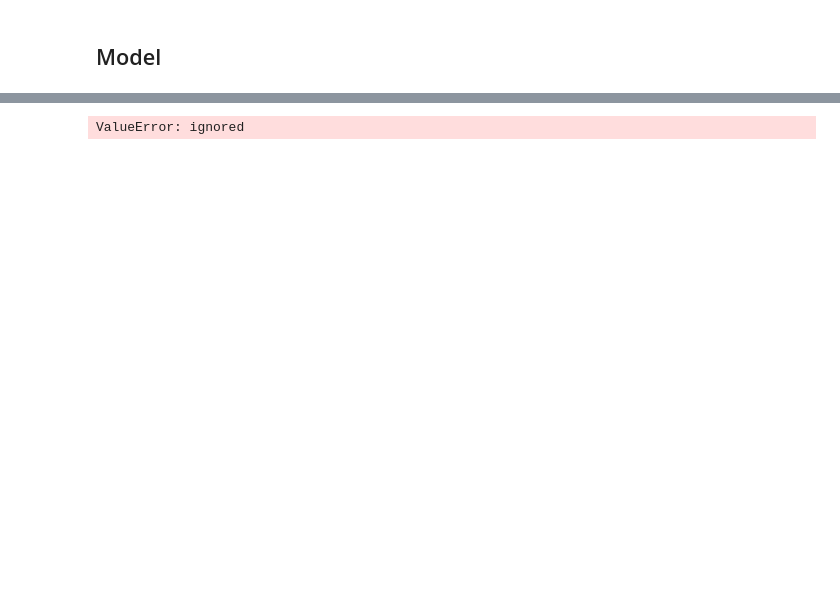
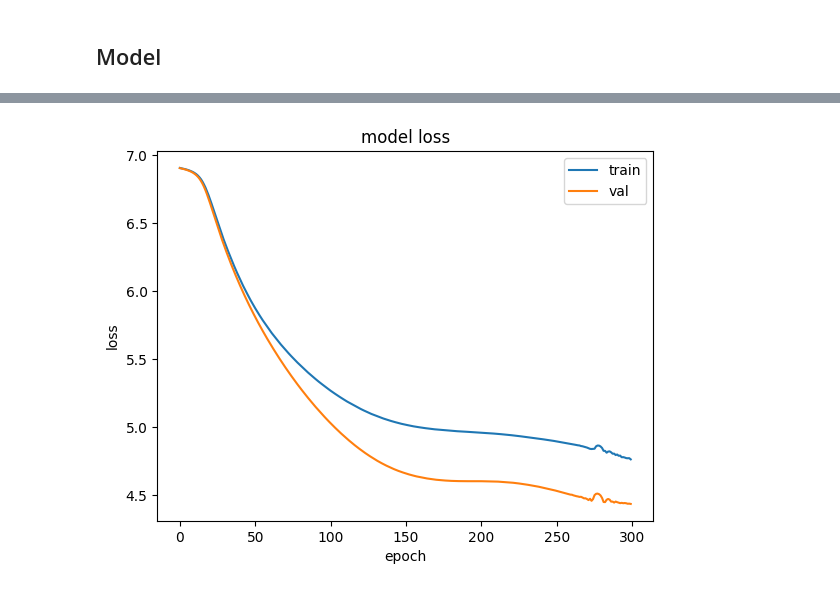
Before and after one commit to nomomon/NLP-course-project, a Jupyter notebook: notebook.ipynb, the cells around one changed output, grey strips where cells are left out. Cells and saved outputs as stored; diff of their text form; code cells hidden in the pictures; blank space fills up the shorter version.

```diff
--- a/notebook.ipynb
+++ b/notebook.ipynb
@@ -75,6 +78,6 @@ def visualize_sentence_lengths(dataset):
 # %%
-en_length = 150
-de_length = 150
+en_length = 30
+de_length = 30
 # %% [markdown]
 ## Tokenization
 # %%
@@ -159,15 +164,15 @@ German Vocabulary Size: 1001
 # %%
 # encode and pad sequences
 def encode_sequences(tokenizer, length, lines):
-    seq = lines.applymap(lambda string: tokenizer.texts_to_sequences(string))
+    seq = [tokenizer.text_to_sequence(text) for text in lines]
     # pad sequences with 0 values
     seq = pad_sequences(seq, maxlen=length, padding='post')
     return seq
 # %%
 # prepare training data
-trainX = encode_sequences(eng_tokenizer, en_length, en_dataset_train)
-trainY = encode_sequences(ger_tokenizer, de_length, de_dataset_train)
+trainX = encode_sequences(eng_tokenizer, en_length, en_dataset_train.values.flatten())
+trainY = encode_sequences(ger_tokenizer, de_length, de_dataset_train.values.flatten())
 
-# prepare validation data
-testX = encode_sequences(eng_tokenizer, en_length, en_dataset_test)
-testY = encode_sequences(ger_tokenizer, de_length, de_dataset_test)
+# # prepare validation data
+testX = encode_sequences(eng_tokenizer, en_length, en_dataset_test.values.flatten())
+testY = encode_sequences(ger_tokenizer, de_length, de_dataset_test.values.flatten())
@@ -211,6 +235,14 @@ model.summary()
 # %%
 # train model
 history = model.fit(trainX, trainY[:, :, None],
-                    epochs=1, batch_size=32, validation_split=0.2, verbose=1)
+                    epochs=300, batch_size=32, validation_split=0.2, verbose=1)
-# %% [output]
-ValueError: ignored
+# %%
+plt.plot(history.history['loss'])
+plt.plot(history.history['val_loss'])
+plt.title('model loss')
+plt.ylabel('loss')
+plt.xlabel('epoch')
+plt.legend(['train', 'val'], loc='upper right')
+plt.show()
+# %% [output]
+[figure, added]
```
Also changed, not shown: parts of 10 cells of this notebook.
